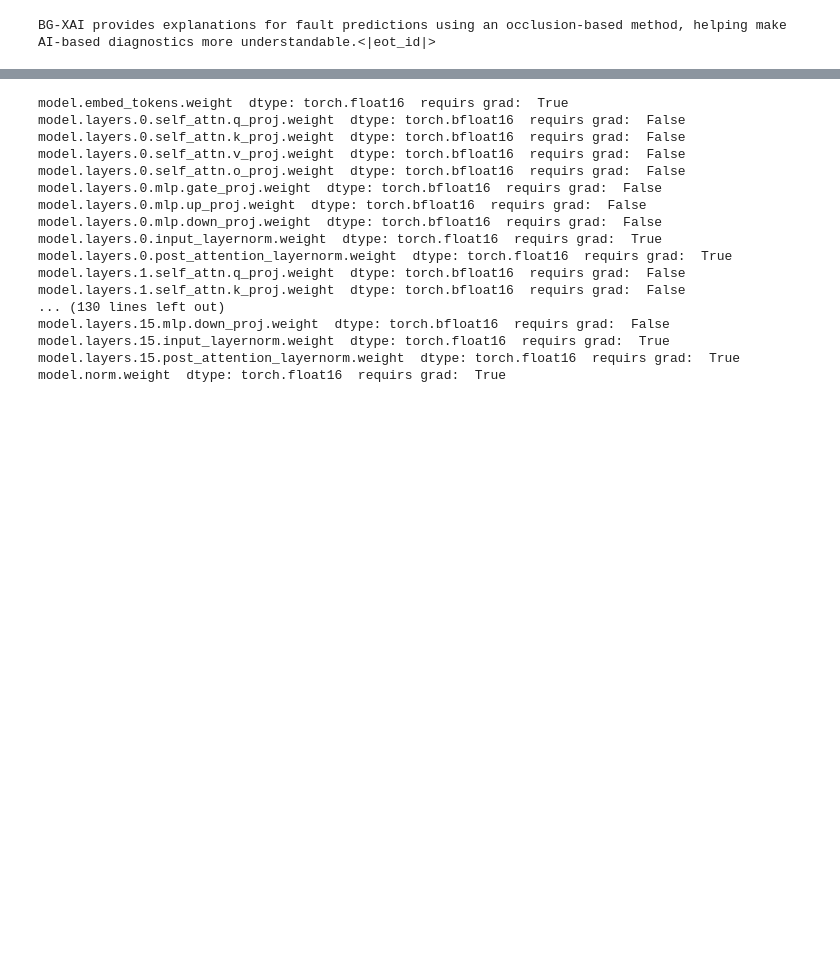
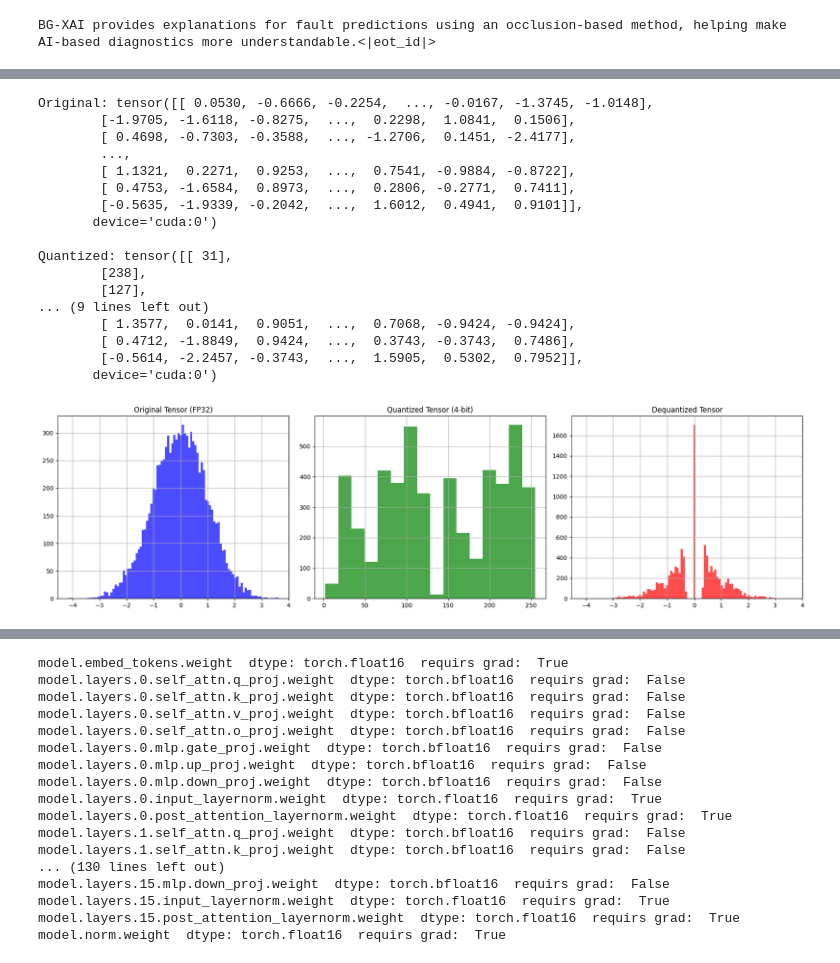
Before and after one commit to mohan696matlab/LLAMA_Finetuning_Master_Class, a Jupyter notebook: introduction_to_finetuning.ipynb, the cells around one changed output, grey strips where cells are left out. Saved outputs shown, nothing was run; the diff lists cells and outputs as text; code cells hidden in the pictures; blank space fills up the shorter version.

```diff
--- a/introduction_to_finetuning.ipynb
+++ b/introduction_to_finetuning.ipynb
@@ -666,0 +741,54 @@ GPU Memory Usage>>>> Allocated: 2454.76 MB |||||  Reserved:  3022.00 MB:
+# %%
+tensor_fp32 = torch.randn(100, 100, dtype=torch.float32).cuda()
+print(f"Original: {tensor_fp32} \n")
+
+quantized_tensor = bnb.functional.quantize_4bit(tensor_fp32)
+print(f"Quantized: {quantized_tensor[0]} \n")
+
+dequantized_tensor = bnb.functional.dequantize_4bit(quantized_tensor[0],quantized_tensor[1])
+print(f"Dequantized: {dequantized_tensor} \n")
+
+# Move everything to CPU for easier plotting
+tensor_fp32_cpu = tensor_fp32.detach().cpu().flatten()
+quantized_tensor_cpu = quantized_tensor[0].detach().cpu().flatten()
+dequantized_tensor_cpu = dequantized_tensor.detach().cpu().flatten()
+
+# Plot histograms
+plt.figure(figsize=(18,5))
+
+plt.subplot(1,3,1)
+plt.hist(tensor_fp32_cpu.numpy(), bins=100, color='blue', alpha=0.7)
+plt.title('Original Tensor (FP32)')
+plt.grid(True)
+
+plt.subplot(1,3,2)
+plt.hist(quantized_tensor_cpu.numpy(), bins=16, color='green', alpha=0.7)
+plt.title('Quantized Tensor (4-bit)')
+plt.grid(True)
+
+plt.subplot(1,3,3)
+plt.hist(dequantized_tensor_cpu.numpy(), bins=100, color='red', alpha=0.7)
+plt.title('Dequantized Tensor')
+plt.grid(True)
+
+plt.tight_layout()
+plt.show()
+# %% [output]
+Original: tensor([[ 0.0530, -0.6666, -0.2254,  ..., -0.0167, -1.3745, -1.0148],
+        [-1.9705, -1.6118, -0.8275,  ...,  0.2298,  1.0841,  0.1506],
+        [ 0.4698, -0.7303, -0.3588,  ..., -1.2706,  0.1451, -2.4177],
+        ...,
+        [ 1.1321,  0.2271,  0.9253,  ...,  0.7541, -0.9884, -0.8722],
+        [ 0.4753, -1.6584,  0.8973,  ...,  0.2806, -0.2771,  0.7411],
+        [-0.5635, -1.9339, -0.2042,  ...,  1.6012,  0.4941,  0.9101]],
+       device='cuda:0')
+
+Quantized: tensor([[ 31],
+        [238],
+        [127],
+... (9 lines left out)
+        [ 1.3577,  0.0141,  0.9051,  ...,  0.7068, -0.9424, -0.9424],
+        [ 0.4712, -1.8849,  0.9424,  ...,  0.3743, -0.3743,  0.7486],
+        [-0.5614, -2.2457, -0.3743,  ...,  1.5905,  0.5302,  0.7952]],
+       device='cuda:0')
+[figure, added]
```
Also changed, not shown: parts of 27 cells of this notebook, 2 other files.
